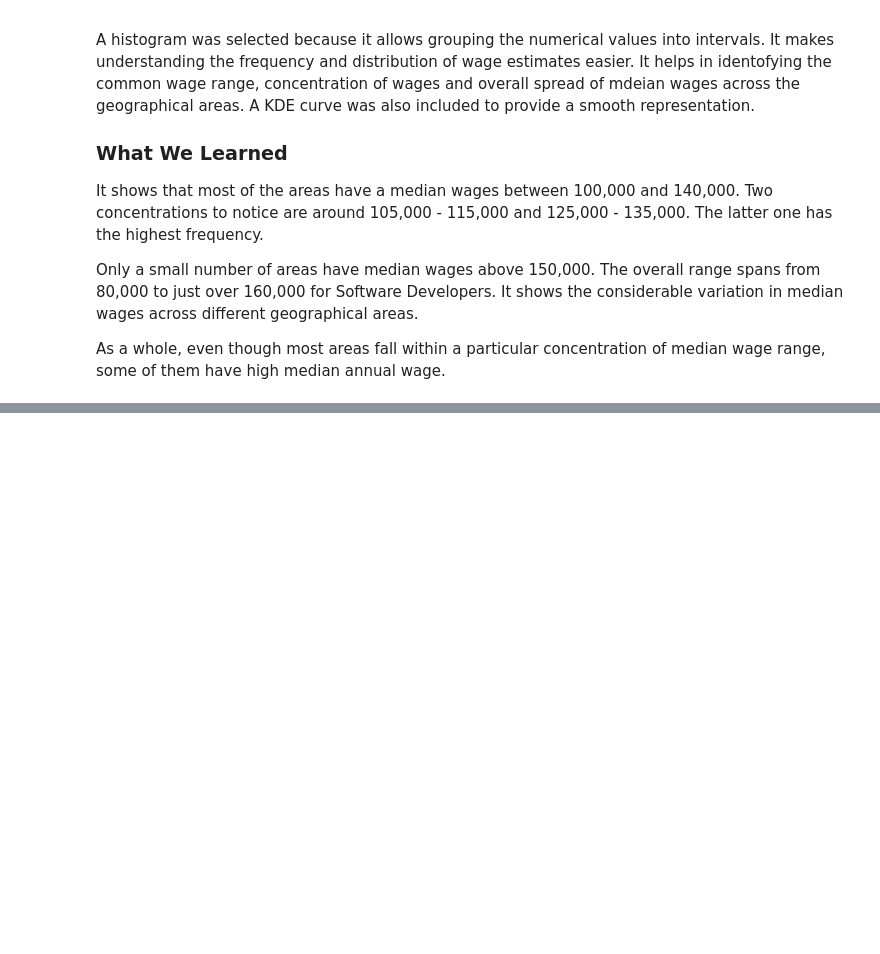
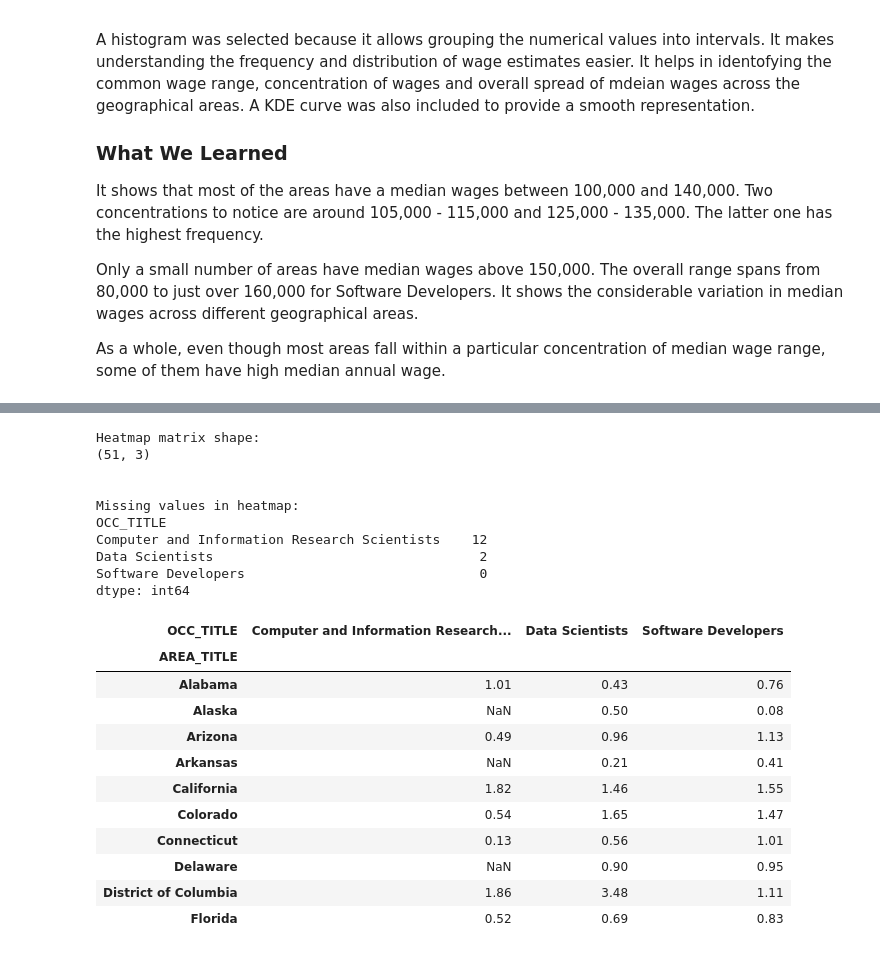
Before and after one commit to 2024635/CA1-Data-Visualisation-and-Communication-2024635, a Jupyter notebook: CA1-Data-Visualisation-and-Communication.ipynb, the cells around one changed output, grey strips where cells are left out. Drawn from its saved outputs; the diff is of its cells as text; code cells hidden in the pictures; blank space fills up the shorter version.

```diff
--- a/CA1-Data-Visualisation-and-Communication.ipynb
+++ b/CA1-Data-Visualisation-and-Communication.ipynb
@@ -835,0 +892,38 @@ As a whole, even though most areas fall within a particular concentration of med
+# %%
+# Create the heatmap matrix
+heatmap_matrix = heatmap_data.pivot(
+    index = "AREA_TITLE",
+    columns = "OCC_TITLE",
+    values = "LOC_QUOTIENT"
+)
+
+print("Heatmap matrix shape:")
+print(heatmap_matrix.shape)
+
+print("\n\nMissing values in heatmap:")
+print(heatmap_matrix.isna().sum())
+
+display(heatmap_matrix.head(10))
+# %% [output]
+Heatmap matrix shape:
+(51, 3)
+
+
+Missing values in heatmap:
+OCC_TITLE
+Computer and Information Research Scientists    12
+Data Scientists                                  2
+Software Developers                              0
+dtype: int64
+| OCC_TITLE | Computer and Information Research... | Data Scientists | Software Developers |
+| AREA_TITLE |  |  |  |
+| Alabama | 1.01 | 0.43 | 0.76 |
+| Alaska | NaN | 0.50 | 0.08 |
+| Arizona | 0.49 | 0.96 | 1.13 |
+| Arkansas | NaN | 0.21 | 0.41 |
+| California | 1.82 | 1.46 | 1.55 |
+| Colorado | 0.54 | 1.65 | 1.47 |
+| Connecticut | 0.13 | 0.56 | 1.01 |
+| Delaware | NaN | 0.90 | 0.95 |
+| District of Columbia | 1.86 | 3.48 | 1.11 |
+| Florida | 0.52 | 0.69 | 0.83 |
```
Also changed, not shown: parts of 5 cells of this notebook.
